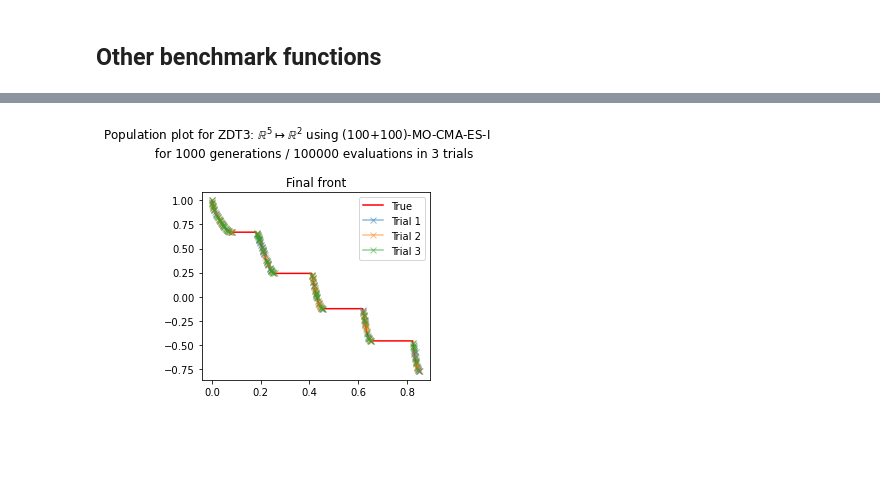
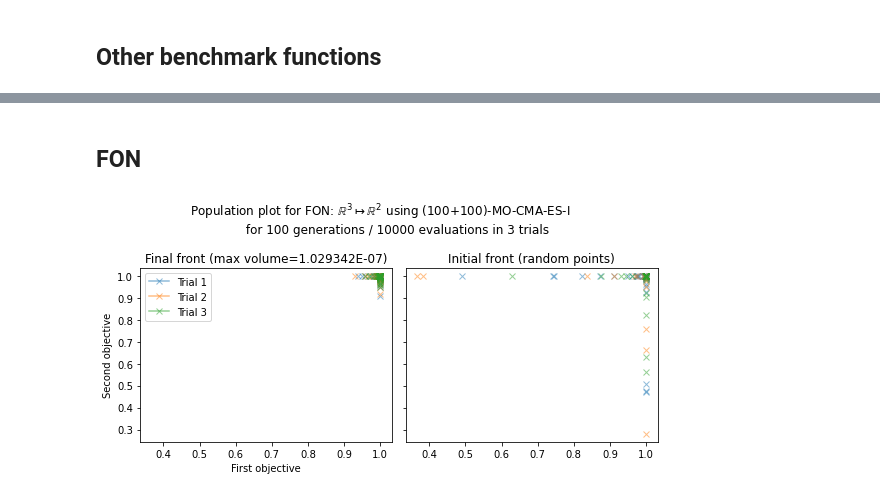
Before and after one commit to pocs-anguilla/anguilla, a Jupyter notebook: notebooks/experiments/mocma/experiment.ipynb, the cells around one changed output, grey strips where cells are left out. Drawn from its saved outputs; the diff is of its cells as text; code cells hidden in the pictures; blank space fills up the shorter version.

```diff
--- a/notebooks/experiments/mocma/experiment.ipynb
+++ b/notebooks/experiments/mocma/experiment.ipynb
@@ -13,7 +13,7 @@ import anguilla.fitness.benchmark as benchmark
 def population_plot(get_fn, n_parents=10, n_offspring=None,
                     n_trials=5, max_generations=None, max_evaluations=None,
                     success_notion=SuccessNotion.IndividualBased,
-                    rng=None, initial_step_size=1.0,
+                    rng=None, initial_step_size=1.0, reference=None,
                     region_bounds=None, yscale='linear', xscale='linear',
                     plot_initial_fronts=True, plot_true_front=True, short_title=False):
     if n_offspring is None:
@@ -21,6 +21,7 @@ def population_plot(get_fn, n_parents=10, n_offspring=None,
     # 1) Initialize storage
     initial = np.zeros((n_trials, n_parents, 2))
     final = np.zeros((n_trials, n_parents, 2))
+    volumes = np.repeat(-1.0, n_trials)
 
     stopping_conditions = MOStoppingConditions(max_generations=max_generations, max_evaluations=max_evaluations)
     # 2) Run the trials
@@ -33,6 +34,8 @@ def population_plot(get_fn, n_parents=10, n_offspring=None,
         parent_fitness = fn(parent_points)
         optimizer = MOCMA(parent_points, parent_fitness, n_offspring=n_offspring,
                           rng=rng, success_notion=success_notion, stopping_conditions=stopping_conditions)
+        if reference is not None:
+            optimizer.indicator.reference = reference
         initial[trial, :, :] = optimizer.best.fitness
         while not optimizer.stop.triggered:
             points = optimizer.ask()
@@ -42,11 +45,12 @@ def population_plot(get_fn, n_parents=10, n_offspring=None,
             else:
                 optimizer.tell(fn(points))
         final[trial, :, :] = optimizer.best.fitness
+        volumes[trial] = optimizer.indicator(final[trial])
 
     # 3) Plot the results
     if plot_initial_fronts:
         fig = plt.figure(figsize=(8, 4))
-        ax0, ax1 = fig.subplots(1, 2)
+        ax0, ax1 = fig.subplots(1, 2, sharey=True, sharex=True)
     else:
         fig = plt.figure(figsize=(4,4))
         ax1, ax0 = fig.subplots(1, 1), None
@@ -57,8 +61,8 @@ def population_plot(get_fn, n_parents=10, n_offspring=None,
         try:
             front = fn.pareto_front()
             if plot_initial_fronts:
-                ax0.plot(front[0], front[1], color='red', linestyle='-', label="True")
-            ax1.plot(front[0], front[1], color='red', linestyle='-', label="True")
+                ax1.plot(front[0], front[1], color='red', linestyle='-', label="True")
+            ax0.plot(front[0], front[1], color='red', linestyle='-', label="True")
         except NotImplementedError:
             pass
     # 3.2) Plot the fronts obtained at the start and end of every trial
@@ -67,16 +71,16 @@ def population_plot(get_fn, n_parents=10, n_offspring=None,
         for i in range(n_parents):
             if plot_initial_fronts:
                 if color is None:
-                    p = ax0.plot(initial[trial, i, 0], initial[trial, i, 1], marker='x')
+                    p = ax1.plot(initial[trial, i, 0], initial[trial, i, 1], marker='x')
                     color, label = p[0].get_color(), False
                 else:
-                    ax0.plot(initial[trial, i, 0], initial[trial, i, 1], marker='x', color=color, alpha=0.5)
+                    ax1.plot(initial[trial, i, 0], initial[trial, i, 1], marker='x', color=color, alpha=0.5)
             if color is None:
-                p = ax1.plot(final[trial, i, 0], final[trial, i, 1], marker='x', color=color, alpha=0.5,
+                p = ax0.plot(final[trial, i, 0], final[trial, i, 1], marker='x', color=color, alpha=0.5,
                            label=f"Trial {trial+1}")
                 color, label = p[0].get_color(), True
             else:
-                p = ax1.plot(final[trial, i, 0], final[trial, i, 1], marker='x', color=color, alpha=0.5,
+                p = ax0.plot(final[trial, i, 0], final[trial, i, 1], marker='x', color=color, alpha=0.5,
                            label=f"Trial {trial+1}" if not label else None)
                 label = True
     if not short_title:
@@ -87,16 +91,17 @@ def population_plot(get_fn, n_parents=10, n_offspring=None,
         )
     else:
         fig.suptitle("{} - {} evaluations".format(fn.name, fn.evaluation_count))
+    ax0.set_title('Final front\n(max vol={:.6E})'.format(np.max(volumes)))
+    ax0.set_ylabel('Second objective')
+    ax0.set_xlabel('First objective')
+    ax0.set_xscale(xscale)
+    ax0.set_yscale(yscale)
     if plot_initial_fronts:
-        ax0.set_ylabel('Second objective')
-        ax0.set_xlabel('First objective')
-        ax0.set_title('Initial front (random points)')
-        ax0.set_xscale(xscale)
-        ax0.set_yscale(yscale)
-    ax1.set_title('Final front')
-    ax1.set_xscale(xscale)
-    ax1.set_yscale(yscale)
-    ax1.legend()
+        ax1.set_title('Initial front\n(random points)')
+        ax1.set_xscale(xscale)
+        ax1.set_yscale(yscale)
+
+    ax0.legend()
     fig.tight_layout()
 
     return fig
@@ -194,6 +420,7 @@ fig = population_plot(lambda rng: benchmark.CIGTAB2(10, rng=rng), n_trials=3, n_
+# %% [markdown]
+## FON
 # %%
-fig = population_plot(lambda rng: benchmark.ZDT3(5, rng=rng), n_trials=3, n_parents=100,
-                      max_generations=None, max_evaluations=100000,
-                      plot_initial_fronts=False, short_title=False,)
+fig = population_plot(lambda rng: benchmark.FON(3, rng=rng), n_trials=3, n_parents=100, region_bounds=(-10.0, 10.0),
+                     success_notion=SuccessNotion.IndividualBased, max_evaluations=10000)
 # %% [output]
-[figure, old version]
+[figure, new version]
```
Also changed, not shown: parts of 82 cells of this notebook, 3 other files.
